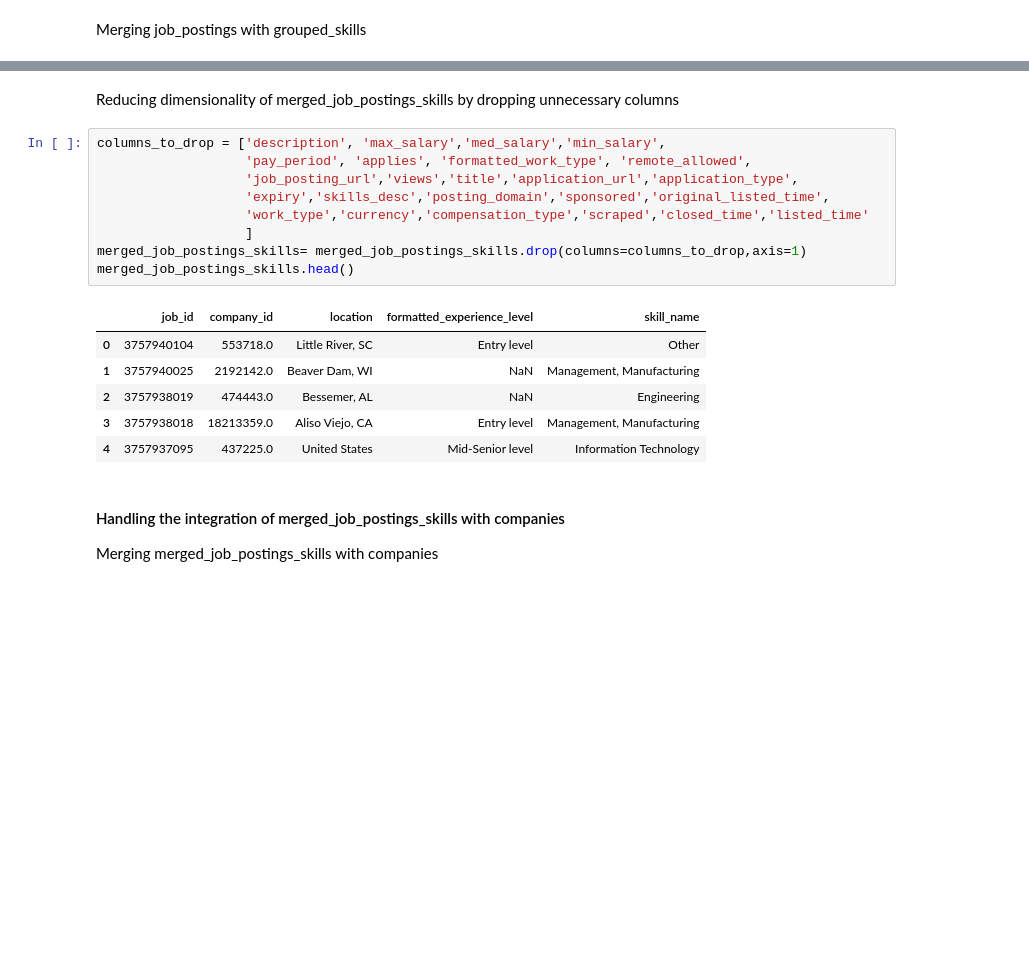
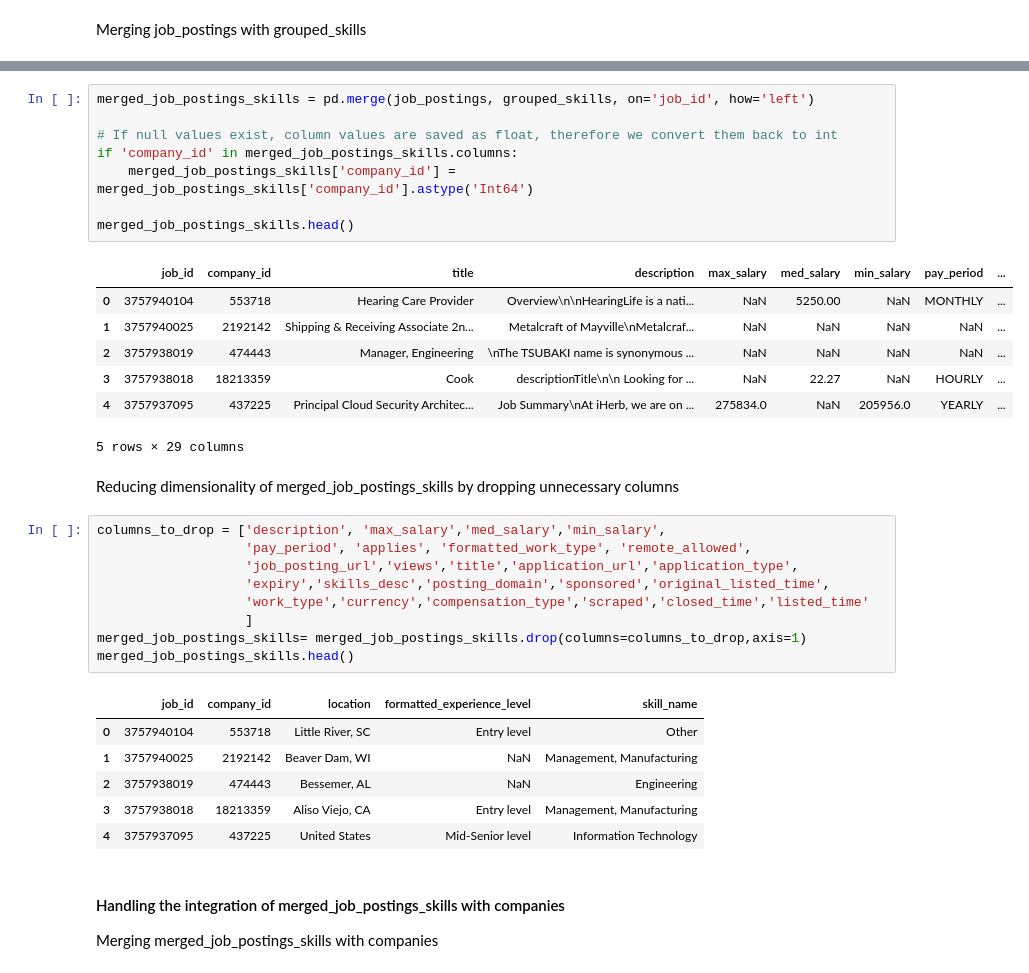
Before and after one commit to FlorianHalimi/LinkedIn-Job-Analysis-Data-Preprocessing-Visualization, a Jupyter notebook: data_preprocessing.ipynb, the cells around one changed output, grey strips where cells are left out. Cells and saved outputs as stored; diff of their text form; blank space fills up the shorter version.

```diff
--- a/data_preprocessing.ipynb
+++ b/data_preprocessing.ipynb
@@ -102,3 +95,19 @@ merged_job_postings_skills.head()
+# %%
+merged_job_postings_skills = pd.merge(job_postings, grouped_skills, on='job_id', how='left')
+
+# If null values exist, column values are saved as float, therefore we convert them back to int
+if 'company_id' in merged_job_postings_skills.columns:
+    merged_job_postings_skills['company_id'] = merged_job_postings_skills['company_id'].astype('Int64')
+
+merged_job_postings_skills.head()
+# %% [output]
+|  | job_id | company_id | title | description | max_salary | med_salary | min_salary | pay_period | ... |
+| 0 | 3757940104 | 553718 | Hearing Care Provider | Overview\n\nHearingLife is a nati... | NaN | 5250.00 | NaN | MONTHLY | ... |
+| 1 | 3757940025 | 2192142 | Shipping & Receiving Associate 2n... | Metalcraft of Mayville\nMetalcraf... | NaN | NaN | NaN | NaN | ... |
+| 2 | 3757938019 | 474443 | Manager, Engineering | \nThe TSUBAKI name is synonymous ... | NaN | NaN | NaN | NaN | ... |
+| 3 | 3757938018 | 18213359 | Cook | descriptionTitle\n\n Looking for ... | NaN | 22.27 | NaN | HOURLY | ... |
+| 4 | 3757937095 | 437225 | Principal Cloud Security Architec... | Job Summary\nAt iHerb, we are on ... | 275834.0 | NaN | 205956.0 | YEARLY | ... |
+5 rows × 29 columns
 # %% [markdown]
 Reducing dimensionality of merged_job_postings_skills by dropping unnecessary columns
 # %%
@@ -112,11 +121,11 @@ merged_job_postings_skills= merged_job_postings_skills.drop(columns=columns_to_d
 merged_job_postings_skills.head()
 # %% [output]
 |  | job_id | company_id | location | formatted_experience_level | skill_name |
-| 0 | 3757940104 | 553718.0 | Little River, SC | Entry level | Other |
-| 1 | 3757940025 | 2192142.0 | Beaver Dam, WI | NaN | Management, Manufacturing |
-| 2 | 3757938019 | 474443.0 | Bessemer, AL | NaN | Engineering |
-| 3 | 3757938018 | 18213359.0 | Aliso Viejo, CA | Entry level | Management, Manufacturing |
-| 4 | 3757937095 | 437225.0 | United States | Mid-Senior level | Information Technology |
+| 0 | 3757940104 | 553718 | Little River, SC | Entry level | Other |
+| 1 | 3757940025 | 2192142 | Beaver Dam, WI | NaN | Management, Manufacturing |
+| 2 | 3757938019 | 474443 | Bessemer, AL | NaN | Engineering |
+| 3 | 3757938018 | 18213359 | Aliso Viejo, CA | Entry level | Management, Manufacturing |
+| 4 | 3757937095 | 437225 | United States | Mid-Senior level | Information Technology |
 # %% [markdown]
 #### Handling the integration of merged_job_postings_skills with companies
 Merging merged_job_postings_skills with companies
```
Also changed, not shown: parts of 3 cells of this notebook.
